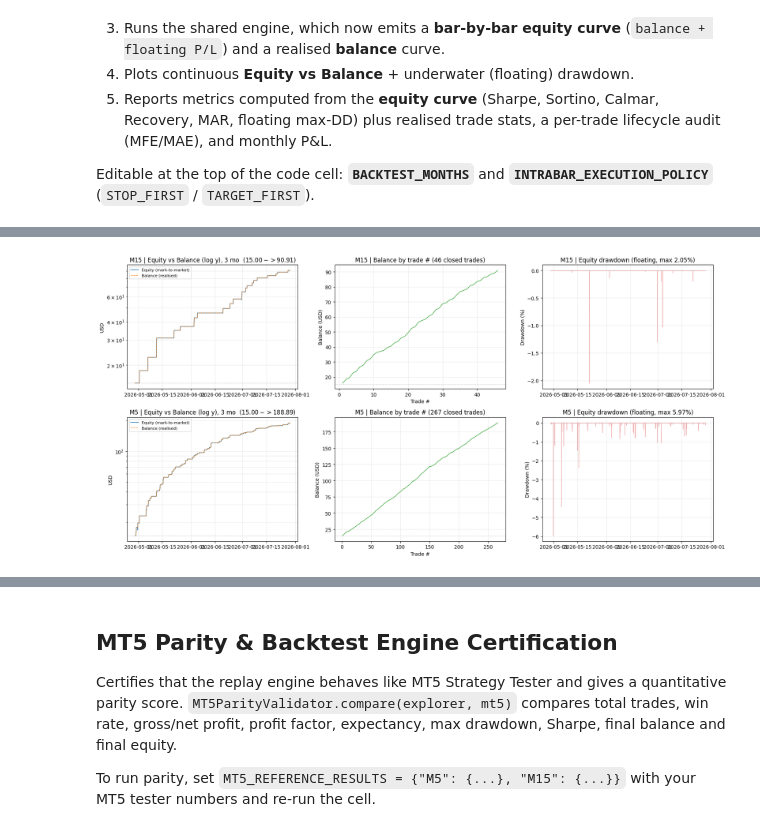
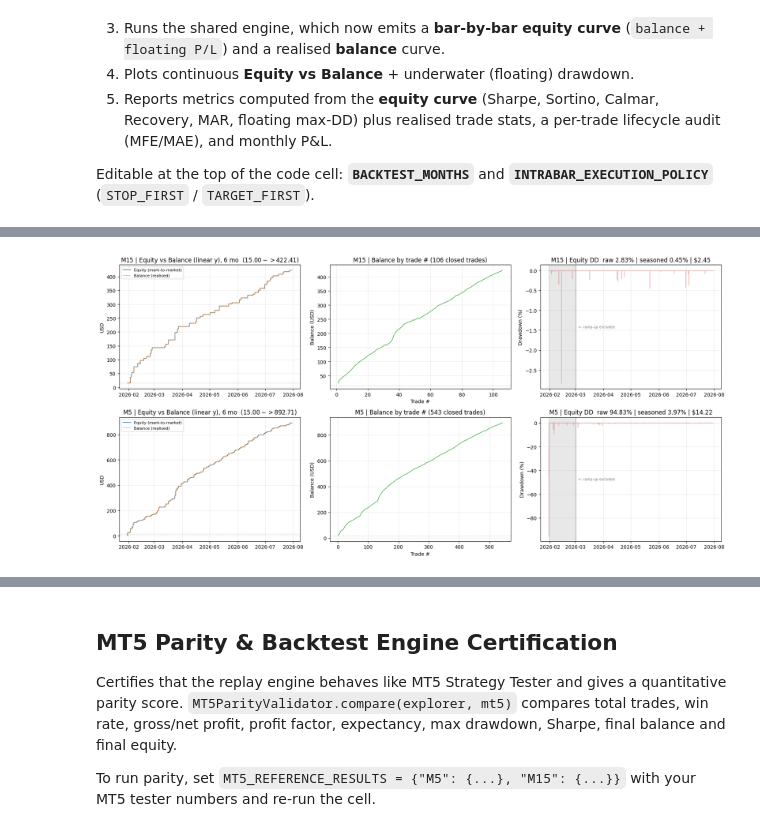
Before and after one commit to lukes-organization/GoldRegimeX2, a Jupyter notebook: pipeline_verification_bundle/GoldRegimeX_Explorer.ipynb, the cells around one changed output, grey strips where cells are left out. Saved outputs shown, nothing was run; the diff lists cells and outputs as text; code cells hidden in the pictures.

```diff
--- a/pipeline_verification_bundle/GoldRegimeX_Explorer.ipynb
+++ b/pipeline_verification_bundle/GoldRegimeX_Explorer.ipynb
@@ -239,8 +239,17 @@ SPREAD_CAP_POINTS = 40.0          # 40 points max = 4.0 pips
 STOP_LOSS_PIPS = 15.0
 RR_MULT = 2.0
 MAX_POSITIONS_PER_CYCLE = 2
-LOT_CYCLE_SMALL = [0.02, 0.02]    # for 15 USD account
-BALANCE_SCALE_THRESHOLD_CENTS = 5000.0  # 50 USD
+LOT_CYCLE_SMALL = [0.02, 0.02]    # base per-leg lots for the ~15 USD account
+# --- Balance-tiered position sizing (evaluated in the live-simulation what-if) ---
+# Step each leg's lot UP once REALIZED profit from the 15 USD start reaches this many
+# cents. 5000 cents = 50 USD profit => account balance ~6500 cents (65 USD).
+PROFIT_SCALE_THRESHOLD_CENTS = 5000.0
+LOT_CYCLE_SCALED_OPTIONS = [0.03, 0.04]  # larger per-leg lots to evaluate above the threshold
+BALANCE_SCALE_THRESHOLD_CENTS = 5000.0  # legacy alias (profit threshold, cents)
+# --- DEPLOYED live-simulation sizing policy (applied ONLY in the Live Trading
+#     Simulation cell, NOT in the optimization/sensitivity grid above) ---
+LIVE_ENABLE_LOT_SCALING = True   # live replay escalates lots once profit clears the threshold
+LIVE_SCALED_LOT = 0.03           # per-leg lot used above the threshold in the live replay
 
 # Runtime controls
 N_JOBS = max(1, (os.cpu_count() or 4) - 1)
@@ -2848,6 +2873,10 @@ live_settings = {
     "spread_cap_points": float(SPREAD_CAP_POINTS),
     "lot_cycle_small": list(LOT_CYCLE_SMALL),
     "max_positions_per_cycle": int(MAX_POSITIONS_PER_CYCLE),
+    "profit_scale_threshold_cents": float(PROFIT_SCALE_THRESHOLD_CENTS),
+    "lot_cycle_scaled_options": list(LOT_CYCLE_SCALED_OPTIONS),
+    "live_enable_lot_scaling": bool(LIVE_ENABLE_LOT_SCALING),
+    "live_scaled_lot": float(LIVE_SCALED_LOT),
 }
 
 # --- Per-timeframe strategy parameters (from the Strategy Tester bridge) ---
@@ -2916,9 +2945,11 @@ Editable at the top of the code cell: **`BACKTEST_MONTHS`** and
 # curve. TP/SL are evaluated on candle OHLC inside the engine.
 # ---------------------------------------------------------------------
 # >>> USER CONTROLS <<<
-BACKTEST_MONTHS = 3                      # replay horizon (months) - editable
+BACKTEST_MONTHS = 6                     # replay horizon (months) - editable
 INTRABAR_EXECUTION_POLICY = "STOP_FIRST"  # "STOP_FIRST" | "TARGET_FIRST" | "OPEN_TO_CLOSE_SEQUENCE"
-EQUITY_YSCALE = "log"                     # "log" reveals early %-drawdowns hidden by fixed-lot growth; "linear" = MT5 default
+EQUITY_YSCALE = "linear"                     # "log" reveals early %-drawdowns hidden by fixed-lot growth; "linear" = MT5 default
+DD_SEASONING_DAYS = 30                      # Option-1 reporting: exclude this ramp-up window from the SEASONED drawdown
+#                                             (a ~$15 start makes a normal $ swing look like a huge %% early on; trades are UNCHANGED)
 # ---------------------------------------------------------------------
 import pickle
 from pathlib import Path
@@ -2948,6 +2979,13 @@ _S = LIVE_BUNDLE["settings"]
 #     numba picks up lot size + intrabar policy (globals are baked at compile) ---
 POSITION_A = float(_S["position_a"])
 POSITION_B = float(_S["position_b"])
+# Integrated lot-escalation: the DEPLOYED live replay escalates each leg to the scaled lot
+# once realized profit clears the threshold. Applied HERE only (the optimization/sensitivity
+# grid above ran fixed-lot). Numba bakes these globals at compile -> recompile below.
+ENABLE_LOT_SCALING = bool(_S.get("live_enable_lot_scaling", False))
+SCALED_POSITION_A = float(_S.get("live_scaled_lot", POSITION_A))
+SCALED_POSITION_B = float(_S.get("live_scaled_lot", POSITION_B))
+PROFIT_SCALE_THRESHOLD_CENTS = float(_S.get("profit_scale_threshold_cents", 5000.0))
 INTRABAR_POLICY_CODE = int(IntrabarExecutionPolicy[INTRABAR_EXECUTION_POLICY].value)
 try:
     _run_backtest_numba.recompile()
@@ -3013,10 +3051,10 @@ def _build_trade_log(t_entry, t_exit, t_leg, t_lot, t_side, t_epx, t_xpx, t_pnl,
     return pd.DataFrame(rows, columns=cols)
 
 
-def _equity_metrics(eq_usd, init_usd):
+def _equity_metrics(eq_usd, init_usd, season_days=0):
     "Sharpe/Sortino/Calmar/Recovery/MAR + floating max-DD from the EQUITY curve."
     out = {"sharpe": 0.0, "sortino": 0.0, "calmar": 0.0, "recovery_factor": 0.0,
-           "mar": 0.0, "max_drawdown_pct": 0.0, "cagr_pct": 0.0, "return_pct": 0.0}
+           "mar": 0.0, "max_drawdown_pct": 0.0, "cagr_pct": 0.0, "return_pct": 0.0, "max_drawdown_usd": 0.0, "max_drawdown_seasoned_pct": 0.0, "dd_season_start": None}
     if eq_usd is None or len(eq_usd) < 3:
         return out
     eq = eq_usd.astype(float)
@@ -3024,6 +3062,21 @@ def _equity_metrics(eq_usd, init_usd):
     dd = eq / peaks - 1.0
     max_dd = float(-dd.min() * 100.0)
     out["max_drawdown_pct"] = max_dd
+    out["max_drawdown_usd"] = float((peaks - eq).max())
+    # Seasoned drawdown: exclude the ramp-up window where a tiny starting balance inflates
+    # the %% (a normal $ swing is a huge fraction of a ~$15 account early on). The peak is
+    # reset at the seasoning cutoff so this reflects steady-state risk, not since-inception.
+    if season_days and len(eq) > 3:
+        _cut = eq.index[0] + pd.Timedelta(days=float(season_days))
+        _seq = eq[eq.index >= _cut]
+        if len(_seq) >= 3:
+            _sp = _seq.cummax()
+            out["max_drawdown_seasoned_pct"] = float(-(_seq / _sp - 1.0).min() * 100.0)
+            out["dd_season_start"] = pd.Timestamp(_cut)
+        else:
+            out["max_drawdown_seasoned_pct"] = max_dd
+    else:
+        out["max_drawdown_seasoned_pct"] = max_dd
     daily = eq.resample("1D").last().ffill()
     dret = daily.pct_change().dropna()
     if dret.std() > 0:
@@ -3044,7 +3097,7 @@ def _equity_metrics(eq_usd, init_usd):
     return out
 
 
-def simulate_live_tf(tf, months, bundle):
+def simulate_live_tf(tf, months, bundle, as_of=None):
     "Replay the most recent `months` of MT5 data for one timeframe via the shared engine."
     model = bundle["models"][tf]; thr = float(bundle["thresholds"][tf])
     base_params = dict(bundle["base_params"][tf]); s = bundle["settings"]
@@ -3052,8 +3105,13 @@ def simulate_live_tf(tf, months, bundle):
     raw = _p.raw_all if (_p is not None and getattr(_p, "raw_all", None) is not None) else load_panel(tf)
     raw = raw.sort_index()
     feat = build_features(raw, tf)
-    end_ts = feat.index.max(); start_ts = end_ts - pd.DateOffset(months=int(months))
-    win = feat[feat.index >= start_ts].copy()
+    # --- Trailing window: END at the latest available bar (= "today" when the data is
+    #     current) and go EXACTLY `months` calendar months back. Explicit upper clamp
+    #     makes the horizon unambiguous; pass as_of=... to pin a fixed end date. ---
+    data_end = feat.index.max()
+    end_ts = data_end if as_of is None else min(pd.Timestamp(as_of), data_end)
+    start_ts = end_ts - pd.DateOffset(months=int(months))
+    win = feat[(feat.index >= start_ts) & (feat.index <= end_ts)].copy()
     if len(win) < 50:
         return {"tf": tf, "empty": True, "reason": "window too short (%d rows)" % len(win)}
     split_ts = getattr(_p, "split_time", None) if _p is not None else None
@@ -3101,13 +3159,14 @@ def simulate_live_tf(tf, months, bundle):
 
     trades = _build_trade_log(t_entry, t_exit, t_leg, t_lot, t_side, t_epx, t_xpx, t_pnl,
                               t_reason, int(t_count), idx, high, low, s)
-    eqmet = _equity_metrics(equity_usd, init / 100.0)
+    eqmet = _equity_metrics(equity_usd, init / 100.0, season_days=DD_SEASONING_DAYS)
     pnl_cents = (trades["realised_pnl_usd"].to_numpy() * 100.0) if not trades.empty else np.array([])
     tstats = _trade_stats(pnl_cents, init, float(end_bal))
 
     return {
         "tf": tf, "empty": False, "months": int(months),
         "start": pd.Timestamp(idx[0]), "end": pd.Timestamp(idx[-1]),
+        "target_start": pd.Timestamp(start_ts), "as_of_end": pd.Timestamp(end_ts),
         "bars": int(len(win)), "bar_n": bar_n, "overlaps": overlaps, "split_ts": split_ts,
         "equity": equity_usd, "balance": balance_usd, "trades": trades,
         "eqmet": eqmet, "tstats": tstats, "init_usd": init / 100.0,
@@ -3121,17 +3180,25 @@ _SIM_TFS = [tf for tf in TIMEFRAMES if tf in LIVE_BUNDLE["models"]]
 sim_results = {}
 print("MT5-equivalent replay | horizon=%d month(s) | lots A/B=%.2f/%.2f | intrabar=%s | start $%.2f\n"
       % (BACKTEST_MONTHS, POSITION_A, POSITION_B, INTRABAR_EXECUTION_POLICY, _S["initial_balance_cents"] / 100.0))
+_size_txt = (("escalate 0.02 -> %.2f once realized profit >= $%.0f (balance >= $%.0f)"
+              % (SCALED_POSITION_A, PROFIT_SCALE_THRESHOLD_CENTS / 100.0,
+                 (_S["initial_balance_cents"] + PROFIT_SCALE_THRESHOLD_CENTS) / 100.0))
+             if ENABLE_LOT_SCALING else ("fixed %.2f/%.2f" % (POSITION_A, POSITION_B)))
+print("Position sizing:", _size_txt)
+print()
 for _tf in _SIM_TFS:
     _r = simulate_live_tf(_tf, BACKTEST_MONTHS, LIVE_BUNDLE)
     sim_results[_tf] = _r
     if _r.get("empty"):
         print("[%s] skipped: %s" % (_tf, _r.get("reason"))); continue
+    print("[%s] window %s -> %s  (trailing %d mo; requested start %s; %d bars)"
+          % (_tf, _r["start"].date(), _r["end"].date(), BACKTEST_MONTHS, _r["target_start"].date(), _r["bar_n"]))
     if _r["overlaps"]:
         print("[%s] NOTE: window start %s is on/before IS/OOS split (%s) -- replay overlaps training data."
               % (_tf, _r["start"].date(), _r["split_ts"]))
 
 # --- Charts (MT5 style): equity/balance vs time, balance-by-trade zigzag, underwater DD ---
-# WHY THE TIME CURVE LOOKS SMOOTH: lots are FIXED (0.02/0.02) so $ growth is ~linear in the
+# WHY THE TIME CURVE LOOKS SMOOTH: lots may ESCALATE (0.02 -> scaled once profit clears the threshold) so $ growth can step up in the
 # number of trades, and the win rate is very high, so on a LINEAR axis the large end balance
 # dwarfs the small early swings and the line looks smooth/flat-then-up. EQUITY_YSCALE="log"
 # shows the same %-move at every wealth level (early drawdowns/zig-zags become visible); the
@@ -3167,7 +3234,13 @@ if _plot_tfs:
         uw = (eq / eq.cummax() - 1.0) * 100.0
         ax2 = axes[_row][2]
         ax2.fill_between(uw.index, uw.values, 0.0, color="#d62728", alpha=0.35)
-        ax2.set_title("%s | Equity drawdown (floating, max %.2f%%)" % (_tf, r["eqmet"]["max_drawdown_pct"]))
+        _ss = r["eqmet"].get("dd_season_start")
+        if _ss is not None:
+            ax2.axvspan(uw.index[0], _ss, color="grey", alpha=0.18)
+            ax2.axvline(_ss, color="grey", ls="--", lw=0.8)
+            ax2.text(_ss, uw.min() * 0.5, "  <- ramp-up excluded", fontsize=7, va="center", color="grey")
+        ax2.set_title("%s | Equity DD  raw %.2f%% | seasoned %.2f%% | $%.2f"
+                      % (_tf, r["eqmet"]["max_drawdown_pct"], r["eqmet"]["max_drawdown_seasoned_pct"], r["eqmet"]["max_drawdown_usd"]))
         ax2.set_ylabel("Drawdown (%)"); ax2.grid(alpha=0.25)
     fig.tight_layout(); plt.show()
 
@@ -3187,7 +3260,9 @@ for _tf in _SIM_TFS:
         "net_profit_$": round(ts["net_profit_usd"], 2),
         "expectancy_$": round(ts["expectancy_usd"], 4),
         "return_%": round(m["return_pct"], 2),
-        "max_drawdown_%": round(m["max_drawdown_pct"], 2),
+        "max_dd_raw_%": round(m["max_drawdown_pct"], 2),
+        "max_dd_seasoned_%": round(m["max_drawdown_seasoned_pct"], 2),
+        "max_dd_$": round(m["max_drawdown_usd"], 2),
         "sharpe": round(m["sharpe"], 3), "sortino": round(m["sortino"], 3),
         "calmar": round(m["calmar"], 3), "recovery_factor": round(m["recovery_factor"], 3),
         "mar": round(m["mar"], 3),
@@ -3196,6 +3271,8 @@ for _tf in _SIM_TFS:
     })
 live_sim_summary = pd.DataFrame(_rows)
 print("\n=== LIVE SIMULATION PERFORMANCE (last %d month(s)) ===" % BACKTEST_MONTHS)
+print("Drawdown basis: raw = since-inception (a ~$%.2f start inflates early %%); seasoned = excludes first %d days of ramp-up (trades unchanged)."
+      % (_S["initial_balance_cents"] / 100.0, DD_SEASONING_DAYS))
 try:
     display(live_sim_summary)
 except NameError:
@@ -3236 +3318 @@ MT5-equivalent replay | horizon=3 month(s) | lots A/B=0.01/0.02 | intrabar=STOP_
-[figure, old version]
+[figure, new version]
```
Also changed, not shown: parts of 14 cells of this notebook, 20 other files.
